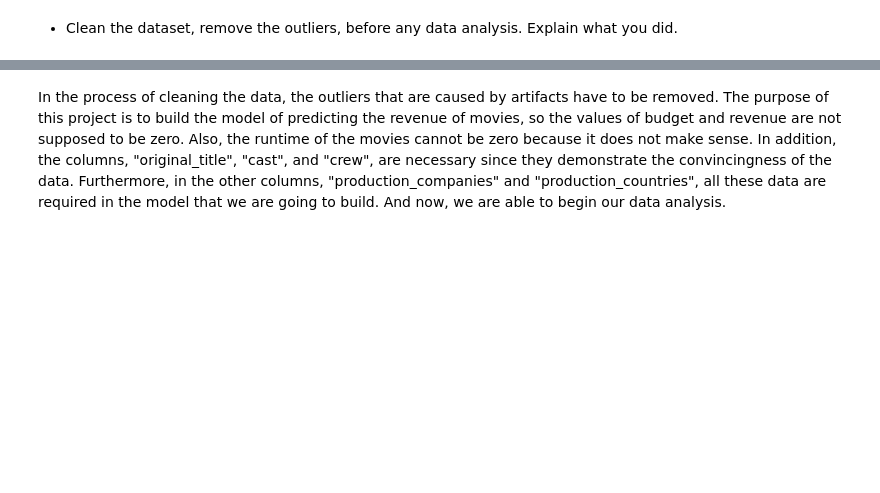
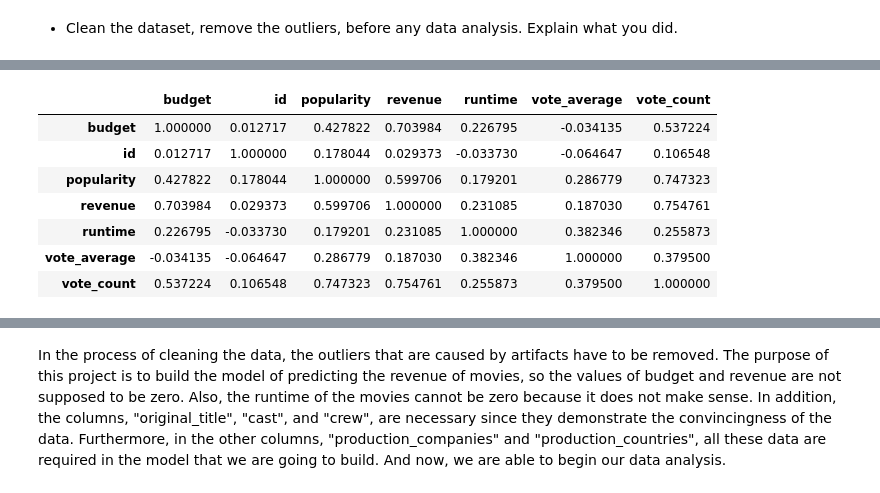
Before and after one commit to jeffreyz6002/CSE351_Project-Movie-Release-Analysis-, a Jupyter notebook: Project Coding.ipynb, the cells around one changed output, grey strips where cells are left out. Cells and saved outputs as stored; diff of their text form; code cells hidden in the pictures; blank space fills up the shorter version.

```diff
--- a/Project Coding.ipynb
+++ b/Project Coding.ipynb
@@ -37,0 +86,11 @@ data = raw_data[(raw_data["budget"] > 0) &
+# %%
+data.corr()
+# %% [output]
+|  | budget | id | popularity | revenue | runtime | vote_average | vote_count |
+| budget | 1.000000 | 0.012717 | 0.427822 | 0.703984 | 0.226795 | -0.034135 | 0.537224 |
+| id | 0.012717 | 1.000000 | 0.178044 | 0.029373 | -0.033730 | -0.064647 | 0.106548 |
+| popularity | 0.427822 | 0.178044 | 1.000000 | 0.599706 | 0.179201 | 0.286779 | 0.747323 |
+| revenue | 0.703984 | 0.029373 | 0.599706 | 1.000000 | 0.231085 | 0.187030 | 0.754761 |
+| runtime | 0.226795 | -0.033730 | 0.179201 | 0.231085 | 1.000000 | 0.382346 | 0.255873 |
+| vote_average | -0.034135 | -0.064647 | 0.286779 | 0.187030 | 0.382346 | 1.000000 | 0.379500 |
+| vote_count | 0.537224 | 0.106548 | 0.747323 | 0.754761 | 0.255873 | 0.379500 | 1.000000 |
```
Also changed, not shown: parts of 7 cells of this notebook.
